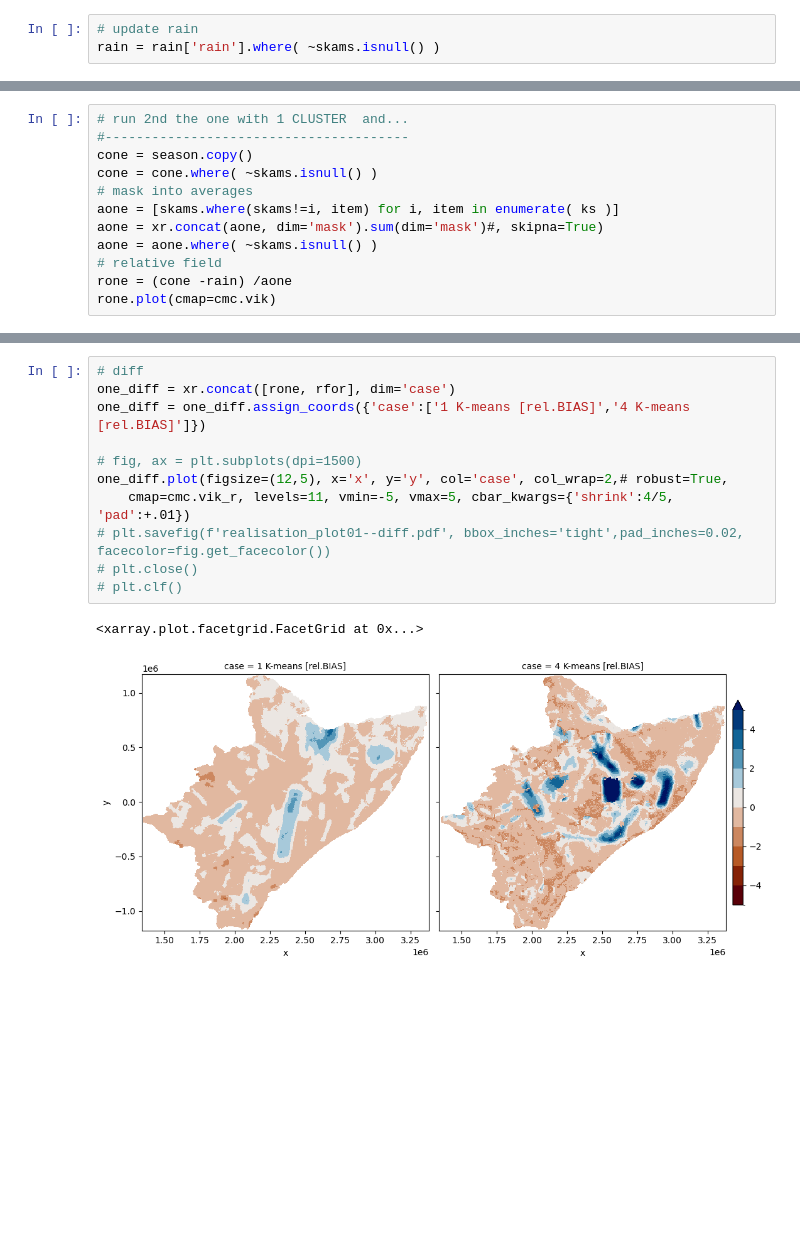
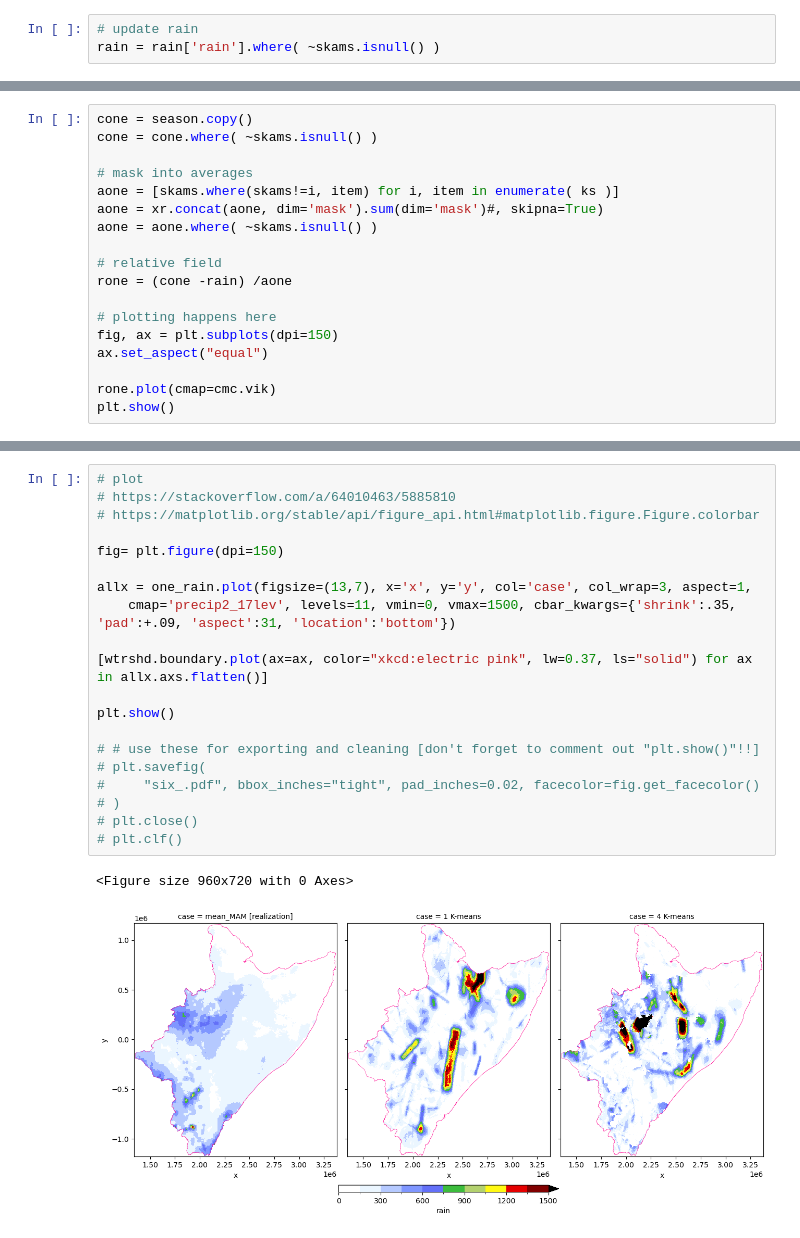
Before and after one commit to feliperiosg/STORM3, a Jupyter notebook: notebook/six_.ipynb, the cells around one changed output, grey strips where cells are left out. Saved outputs shown, nothing was run; the diff lists cells and outputs as text; blank space fills up the shorter version.

```diff
--- a/notebook/six_.ipynb
+++ b/notebook/six_.ipynb
@@ -354,13 +500,19 @@ the one with 1 cluster
 # %%
-# run 2nd the one with 1 CLUSTER  and...
-#---------------------------------------
 cone = season.copy()
 cone = cone.where( ~skams.isnull() )
+
 # mask into averages
 aone = [skams.where(skams!=i, item) for i, item in enumerate( ks )]
 aone = xr.concat(aone, dim='mask').sum(dim='mask')#, skipna=True)
 aone = aone.where( ~skams.isnull() )
+
 # relative field
 rone = (cone -rain) /aone
+
+# plotting happens here
+fig, ax = plt.subplots(dpi=150)
+ax.set_aspect("equal")
+
 rone.plot(cmap=cmc.vik)
+plt.show()
 # %% [output]
@@ -387,14 +526,23 @@ one_rain.plot(figsize=(17,5), x='x', y='y', col='case', col_wrap=3,
 # %%
-# diff
-one_diff = xr.concat([rone, rfor], dim='case')
-one_diff = one_diff.assign_coords({'case':['1 K-means [rel.BIAS]','4 K-means [rel.BIAS]']})
+# plot
+# https://stackoverflow.com/a/64010463/5885810
+# https://matplotlib.org/stable/api/figure_api.html#matplotlib.figure.Figure.colorbar
 
-# fig, ax = plt.subplots(dpi=1500)
-one_diff.plot(figsize=(12,5), x='x', y='y', col='case', col_wrap=2,# robust=True,
-    cmap=cmc.vik_r, levels=11, vmin=-5, vmax=5, cbar_kwargs={'shrink':4/5, 'pad':+.01})
-# plt.savefig(f'realisation_plot01--diff.pdf', bbox_inches='tight',pad_inches=0.02, facecolor=fig.get_facecolor())
+fig= plt.figure(dpi=150)
+
+allx = one_rain.plot(figsize=(13,7), x='x', y='y', col='case', col_wrap=3, aspect=1,
+    cmap='precip2_17lev', levels=11, vmin=0, vmax=1500, cbar_kwargs={'shrink':.35, 'pad':+.09, 'aspect':31, 'location':'bottom'})
+
+[wtrshd.boundary.plot(ax=ax, color="xkcd:electric pink", lw=0.37, ls="solid") for ax in allx.axs.flatten()]
+
+plt.show()
+
+# # use these for exporting and cleaning [don't forget to comment out "plt.show()"!!]
+# plt.savefig(
+#     "six_.pdf", bbox_inches="tight", pad_inches=0.02, facecolor=fig.get_facecolor()
+# )
 # plt.close()
 # plt.clf()
 # %% [output]
-<xarray.plot.facetgrid.FacetGrid at 0x...>
+<Figure size 960x720 with 0 Axes>
-[figure, old version]
+[figure, new version]
```
Also changed, not shown: parts of 62 cells of this notebook, 5 other files.
